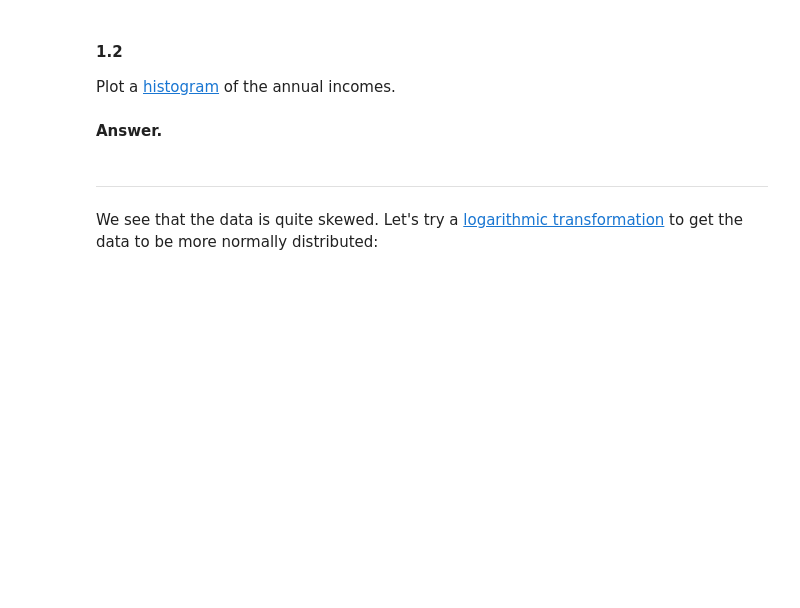
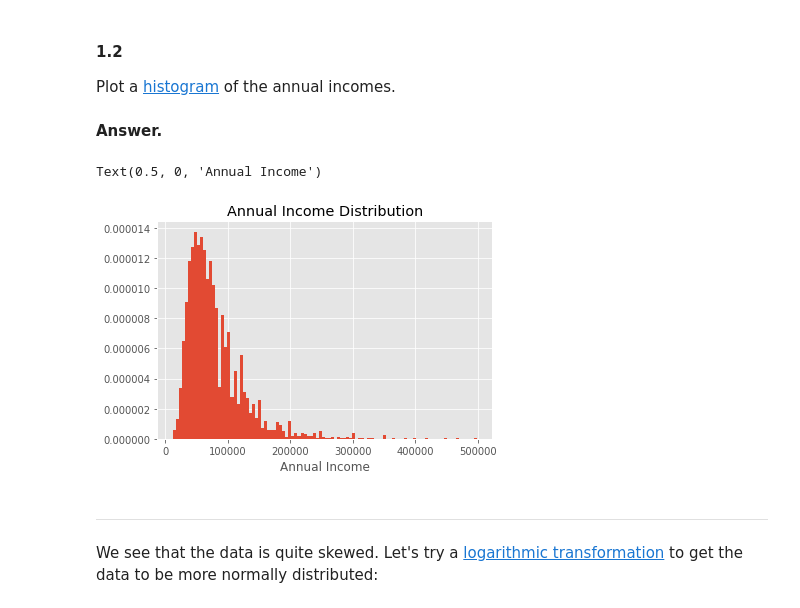
Before and after one commit to PedroOspina17/AI, a Jupyter notebook: DS4A/Week8/case_11.1_student/case_11.1_student.ipynb, the cells around one changed output. Saved outputs shown, nothing was run; the diff lists cells and outputs as text; code cells hidden in the pictures; blank space fills up the shorter version.

```diff
--- a/DS4A/Week8/case_11.1_student/case_11.1_student.ipynb
+++ b/DS4A/Week8/case_11.1_student/case_11.1_student.ipynb
@@ -83,6 +104,14 @@ Create a [bar chart](https://www.mathsisfun.com/data/bar-graphs.html) showing th
 Plot a [histogram](https://www.mathsisfun.com/data/histograms.html) of the annual incomes.
 # %% [markdown]
 **Answer.**
+# %%
+
+Data.annual_inc.hist(bins=100, density=True)
+plt.title("Annual Income Distribution")
+plt.xlabel("Annual Income")
+# %% [output]
+Text(0.5, 0, 'Annual Income')
+[figure, added]
 # %% [markdown]
 ------------
 # %% [markdown]
```
Also changed, not shown: parts of 12 cells of this notebook, 17 other files.
